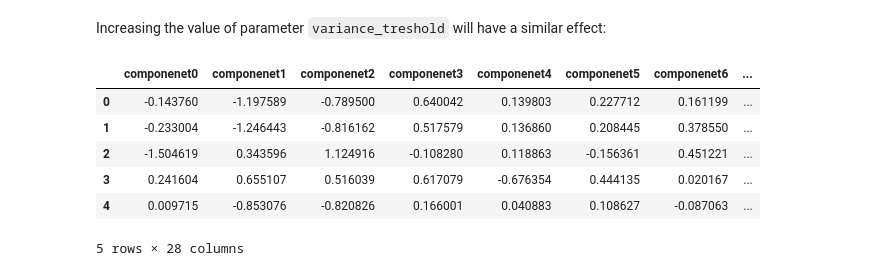
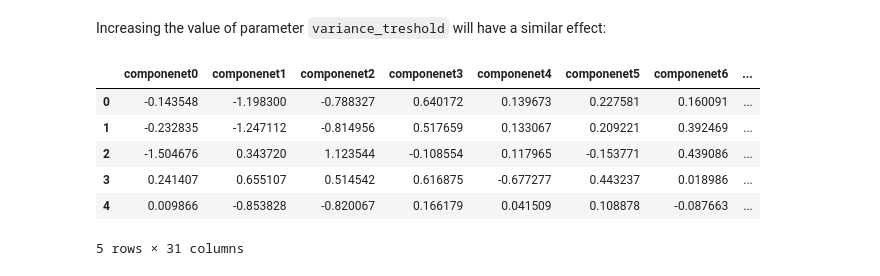
Before and after one commit to MichalRedm/DM-project1, a Jupyter notebook: samples.ipynb, the cells around one changed output. Cells and saved outputs as stored; diff of their text form; code cells hidden in the pictures.

```diff
--- a/samples.ipynb
+++ b/samples.ipynb
@@ -56,12 +56,12 @@ preprocess(df, target="price", feature_selection_treshold=1000.0, verbose=False)
 # %% [markdown]
 Increasing the value of parameter `variance_treshold` will have a similar effect:
 # %%
-preprocess(df, target="price", variance_treshold=0.02, verbose=False).head()
+preprocess(df, target="price", variance_treshold=0.015).head()
 # %% [output]
 |  | componenet0 | componenet1 | componenet2 | componenet3 | componenet4 | componenet5 | componenet6 | ... |
-| 0 | -0.143760 | -1.197589 | -0.789500 | 0.640042 | 0.139803 | 0.227712 | 0.161199 | ... |
-| 1 | -0.233004 | -1.246443 | -0.816162 | 0.517579 | 0.136860 | 0.208445 | 0.378550 | ... |
-| 2 | -1.504619 | 0.343596 | 1.124916 | -0.108280 | 0.118863 | -0.156361 | 0.451221 | ... |
-| 3 | 0.241604 | 0.655107 | 0.516039 | 0.617079 | -0.676354 | 0.444135 | 0.020167 | ... |
-| 4 | 0.009715 | -0.853076 | -0.820826 | 0.166001 | 0.040883 | 0.108627 | -0.087063 | ... |
+| 0 | -0.143548 | -1.198300 | -0.788327 | 0.640172 | 0.139673 | 0.227581 | 0.160091 | ... |
+| 1 | -0.232835 | -1.247112 | -0.814956 | 0.517659 | 0.133067 | 0.209221 | 0.392469 | ... |
+| 2 | -1.504676 | 0.343720 | 1.123544 | -0.108554 | 0.117965 | -0.153771 | 0.439086 | ... |
+| 3 | 0.241407 | 0.655107 | 0.514542 | 0.616875 | -0.677277 | 0.443237 | 0.018986 | ... |
+| 4 | 0.009866 | -0.853828 | -0.820067 | 0.166179 | 0.041509 | 0.108878 | -0.087663 | ... |
-5 rows × 28 columns
+5 rows × 31 columns
```
Also changed, not shown: parts of 6 cells of this notebook, 1 other file.
